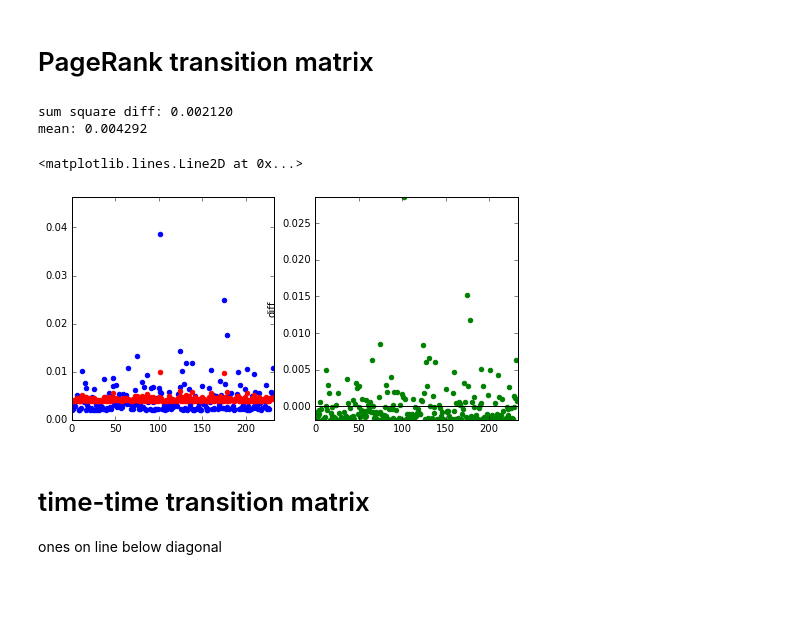
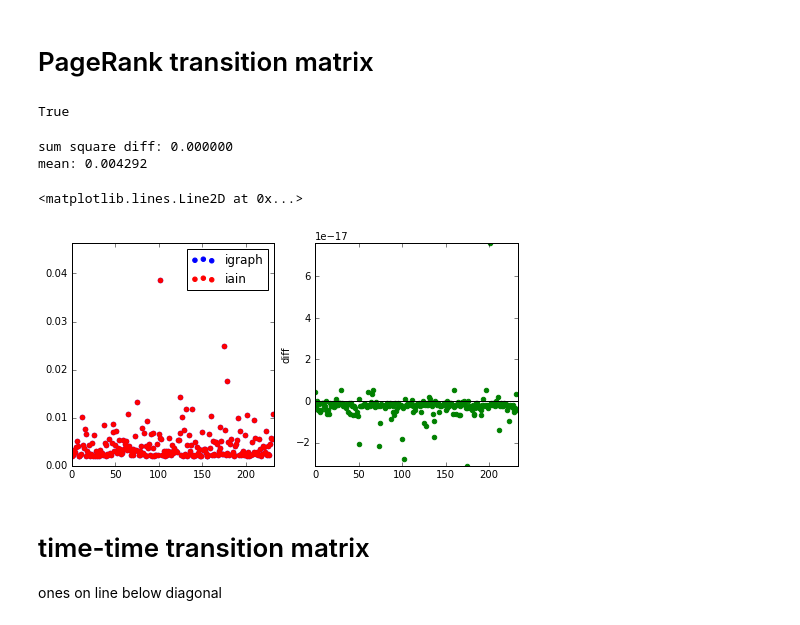
Before and after one commit to idc9/law-net, a Jupyter notebook: vertex_metrics_experiment/time_aware_pagerank.ipynb, the cells around one changed output. Saved outputs shown, nothing was run; the diff lists cells and outputs as text; code cells hidden in the pictures; blank space fills up the shorter version.

Commit message:
making time aware pagerank

```diff
--- a/vertex_metrics_experiment/time_aware_pagerank.ipynb
+++ b/vertex_metrics_experiment/time_aware_pagerank.ipynb
@@ -81,7 +78,7 @@ n_inv = [0 if cases_per_year[i] == 0 else 1.0/cases_per_year[i] for i in range(m
 # %%
-p = .15
+p = .85
 qtv = .8
-qvt = .1
+qvt = .2
 # %% [markdown]
 # PageRank transition matrix
 # %%
@@ -92,36 +89,41 @@ D = np.diag([0 if d == 0 else 1.0/d for d in g.outdegree()])
 z = [1.0/n if d == 0 else (1.0 - p) / n for d in g.outdegree()]
 
 PR = p * np.dot(A.T, D) + np.outer([1] * n, z)
+# %%
+np.allclose(PR.sum(axis=0), [1]*n)
+# %% [output]
+True
 # %%
 pr = get_leading_evector(PR)
 pr = pr/sum(pr) # scale to probability
 # %%
 # check again igraph's page rank value
 # TODO: still a little off
-pr_ig = np.array(g.pagerank(damping = 1 - p))
+pr_ig = np.array(g.pagerank(damping = p))
 print "sum square diff: %f " % sum(np.square(pr_ig - pr))
 print "mean: %f" % np.mean(pr)
 # %% [output]
-sum square diff: 0.002120
+sum square diff: 0.000000
 mean: 0.004292
 # %%
 plt.figure(figsize=[8, 4])
 plt.subplot(1,2,1)
 plt.scatter(range(n), pr_ig, color='blue', label='igraph')
 plt.scatter(range(n), pr, color='red', label='iain')
 plt.xlim([0, n])
 plt.ylim([0, 1.2 * max(max(pr_ig), max(pr))])
+plt.legend(loc='upper right')
 
 plt.subplot(1,2,2)
 diff = pr_ig - pr
 plt.scatter(range(n), diff, color='green')
 plt.ylabel('diff')
 plt.xlim([0, n])
 plt.ylim(min(diff), max(diff))
 plt.axhline(0, color='black')
 # %% [output]
 <matplotlib.lines.Line2D at 0x...>
-[figure, old version]
+[figure, new version]
 # %% [markdown]
 # time-time transition matrix
 
```
Also changed, not shown: parts of 17 cells of this notebook.
